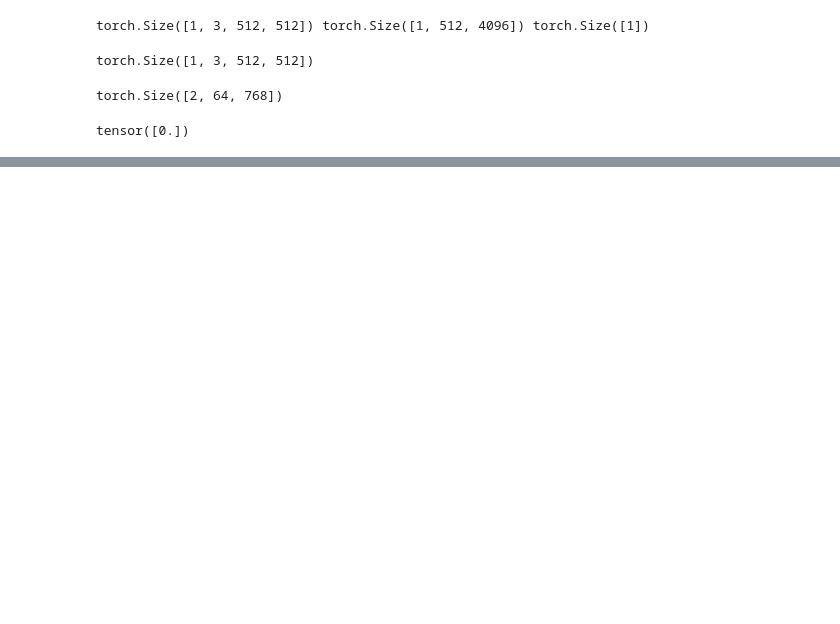
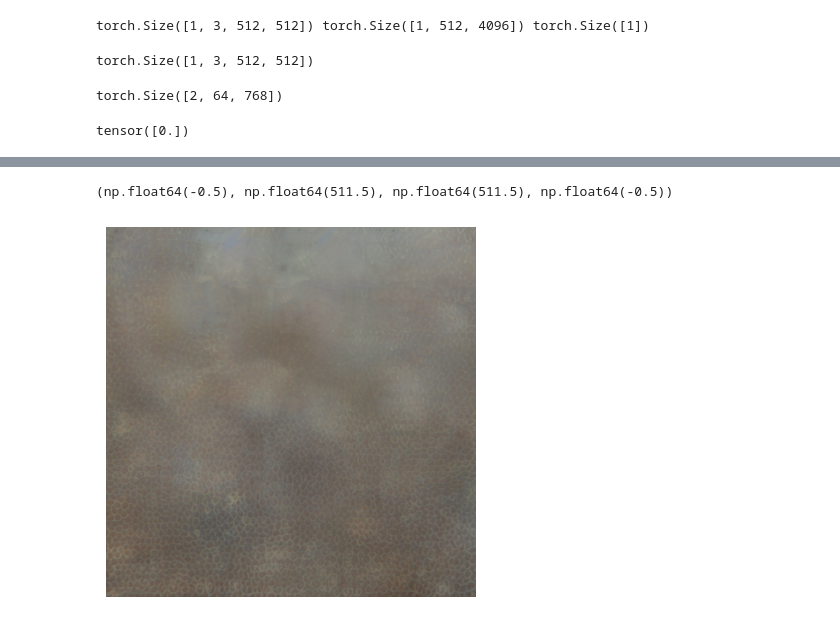
Before and after one commit to Ishushan02/Tiny-Recursive-Model-for-Text-To-Image-Generation, a Jupyter notebook: 6_ImageGeneration.ipynb, the cells around one changed output, grey strips where cells are left out. Saved outputs shown, nothing was run; the diff lists cells and outputs as text; code cells hidden in the pictures; blank space fills up the shorter version.

```diff
--- a/6_ImageGeneration.ipynb
+++ b/6_ImageGeneration.ipynb
@@ -557,0 +530,2 @@ torch.Size([512, 512, 3])
+# %%
+to_pil = transforms.ToPILImage()
@@ -557,0 +580,8 @@ torch.Size([512, 512, 3])
+# %%
+# img = img.permute(2, 0, 1)
+image = to_pil(img)
+plt.imshow(image)
+plt.axis('off')
+# %% [output]
+(np.float64(-0.5), np.float64(511.5), np.float64(511.5), np.float64(-0.5))
+[figure, added]
```
Also changed, not shown: parts of 12 cells of this notebook, 3 other files.
